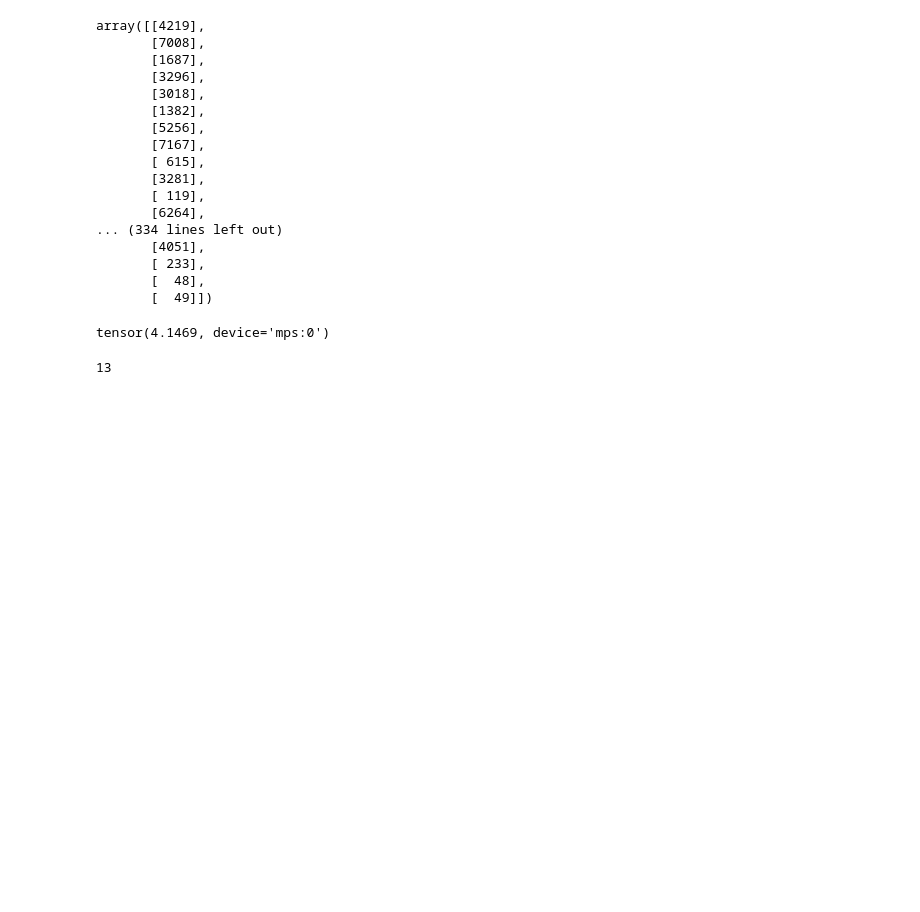
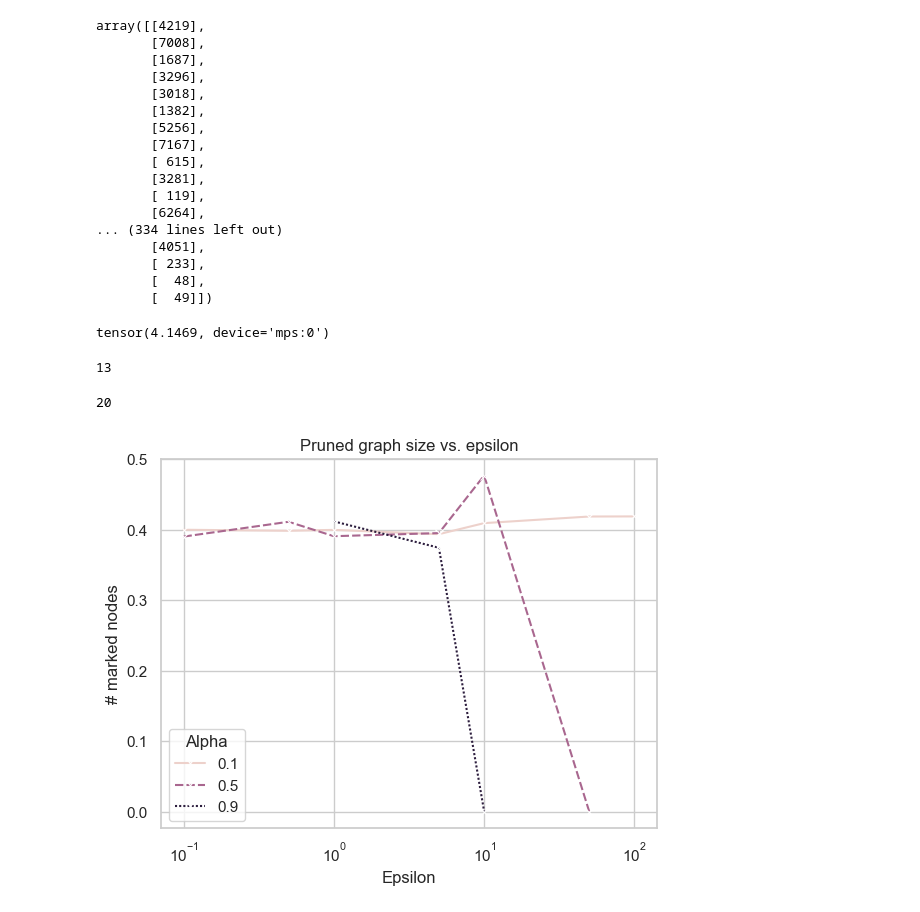
Before and after one commit to jonathancyu/prov-dp, a Jupyter notebook: playground.ipynb, the cells around one changed output. Saved outputs shown, nothing was run; the diff lists cells and outputs as text; code cells hidden in the pictures; blank space fills up the shorter version.

```diff
--- a/playground.ipynb
+++ b/playground.ipynb
@@ -101,3 +101,34 @@ len(big_trees)
 from pathlib import Path
 
 save_dot(big_trees[0].to_dot(), Path('./big_tree.dot'))
+# %%
+import pandas as pd
+df = pd.read_csv('../data/stats_trimmed.csv')
+df['alpha'] = df['alpha'].astype(float)
+df = df[df['alpha'].isin([0.1, 0.5, 0.9])]
+# df['pruned_graph_size_mean'] = df['pruned_graph_size_mean'].astype(float)
+len(df)
+# %% [output]
+20
+# %%
+import seaborn as sns
+import matplotlib.pyplot as plt
+sns.set_theme()
+sns.set_style("whitegrid")
+sns.set_palette('tab10')
+ax = sns.lineplot(
+    data=df,
+    x='epsilon',
+    y='% unmoved_subtrees_mean',
+    hue='alpha',
+    marker='x',
+    style='alpha'
+)
+ax.set(xscale='log')
+plt.title('Pruned graph size vs. epsilon')
+plt.xlabel('Epsilon')
+plt.ylabel('# marked nodes')
+plt.legend(title='Alpha')
+plt.show()
+# %% [output]
+[figure, added]
```
Also changed, not shown: parts of 1 cell of this notebook.
